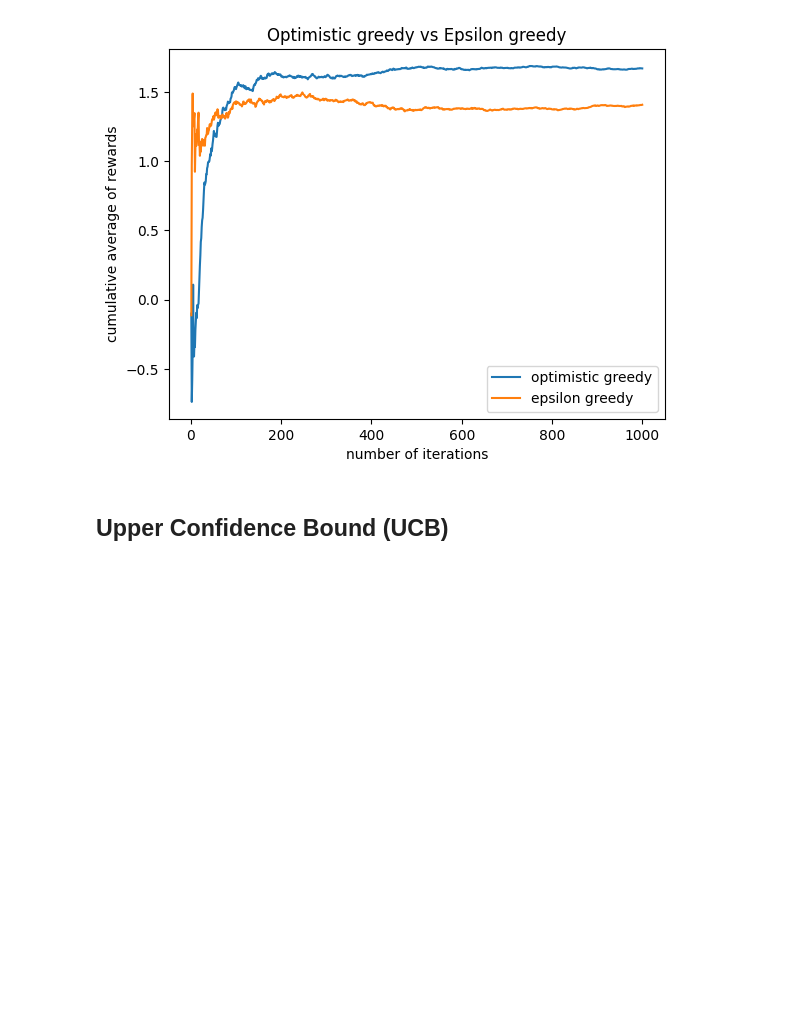
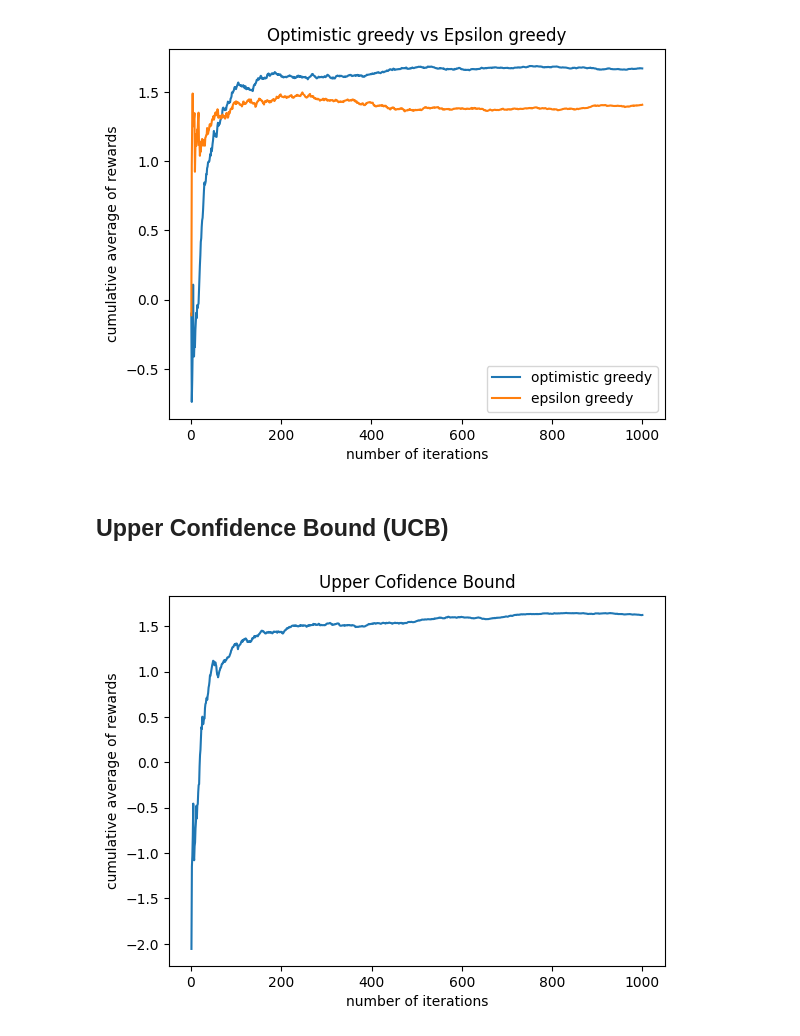
Before and after one commit to shreyas-lohiya/WIDS-2025-Intro-to-Reinforcement-Learning, a Jupyter notebook: Week 1/work_on_bandits.ipynb, the cells around one changed output. Cells and saved outputs as stored; diff of their text form; code cells hidden in the pictures; blank space fills up the shorter version.

```diff
--- a/Week 1/work_on_bandits.ipynb
+++ b/Week 1/work_on_bandits.ipynb
@@ -143,0 +139,30 @@ def run_ucb(c):
+# %%
+def run_ucb(c):
+    N=np.zeros(10)
+    Q=np.zeros(10)
+    rewards=[]
+    for t in range(1,1001):
+        ucb=np.zeros(10)
+        for i in range(10):
+            if N[i]==0:
+                ucb[i]=float('inf')
+            else:
+                ucb[i]=Q[i]+c*np.sqrt(np.log(t)/N[i])
+        index=np.argmax(ucb)
+        reward=bandits[index].pullLever()
+        rewards.append(reward)
+        N[index]=N[index]+1
+        Q[index]=Q[index]+(reward-Q[index])/N[index]
+    return rewards
+# %%
+rewards=run_ucb(2)
+x=np.arange(1,1001)
+cumulative_sum = np.cumsum(rewards)
+y=cumulative_sum/x
+plt.plot(x,y)
+plt.xlabel("number of iterations")
+plt.ylabel("cumulative average of rewards")
+plt.title("Upper Cofidence Bound")
+plt.show()
+# %% [output]
+[figure, added]
```
Also changed, not shown: parts of 1 cell of this notebook.
